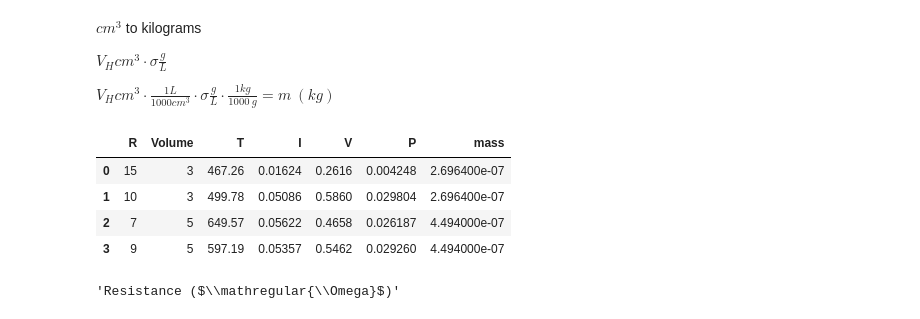
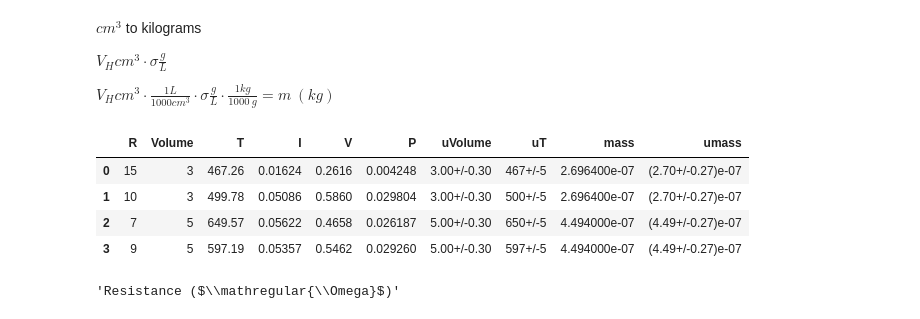
Before and after one commit to trevorm4x/APL-fuel-first, a Jupyter notebook: Lab/Lab1/APL_1_cell.ipynb, the cells around one changed output. Cells and saved outputs as stored; diff of their text form; code cells hidden in the pictures.

```diff
--- a/Lab/Lab1/APL_1_cell.ipynb
+++ b/Lab/Lab1/APL_1_cell.ipynb
@@ -484,12 +481,17 @@ $ V_H cm^3 \cdot \frac{1 L}{1000 cm^3} \cdot \sigma
 \frac{g}{L} \cdot \frac{1 kg}{1000\ g} = m\ (kg) $
 # %%
 h_density = 0.08988  # g/L
+# %%
+res['uVolume'] = res['Volume'].apply(lambda x: ufloat(x, .3))
+# %%
+res['uT'] = res['T'].apply(lambda x: ufloat(x, 5))
 # %%
 res['mass'] = res['Volume'] * 1e-3 * h_density * 1/1000
+res['umass'] = res['uVolume'] * 1e-3 * h_density * 1/1000
 res
 # %% [output]
-|  | R | Volume | T | I | V | P | mass |
-| 0 | 15 | 3 | 467.26 | 0.01624 | 0.2616 | 0.004248 | 2.696400e-07 |
-| 1 | 10 | 3 | 499.78 | 0.05086 | 0.5860 | 0.029804 | 2.696400e-07 |
-| 2 | 7 | 5 | 649.57 | 0.05622 | 0.4658 | 0.026187 | 4.494000e-07 |
-| 3 | 9 | 5 | 597.19 | 0.05357 | 0.5462 | 0.029260 | 4.494000e-07 |
+|  | R | Volume | T | I | V | P | uVolume | uT | mass | umass |
+| 0 | 15 | 3 | 467.26 | 0.01624 | 0.2616 | 0.004248 | 3.00+/-0.30 | 467+/-5 | 2.696400e-07 | (2.70+/-0.27)e-07 |
+| 1 | 10 | 3 | 499.78 | 0.05086 | 0.5860 | 0.029804 | 3.00+/-0.30 | 500+/-5 | 2.696400e-07 | (2.70+/-0.27)e-07 |
+| 2 | 7 | 5 | 649.57 | 0.05622 | 0.4658 | 0.026187 | 5.00+/-0.30 | 650+/-5 | 4.494000e-07 | (4.49+/-0.27)e-07 |
+| 3 | 9 | 5 | 597.19 | 0.05357 | 0.5462 | 0.029260 | 5.00+/-0.30 | 597+/-5 | 4.494000e-07 | (4.49+/-0.27)e-07 |
```
Also changed, not shown: parts of 24 cells of this notebook, 10 other files.
